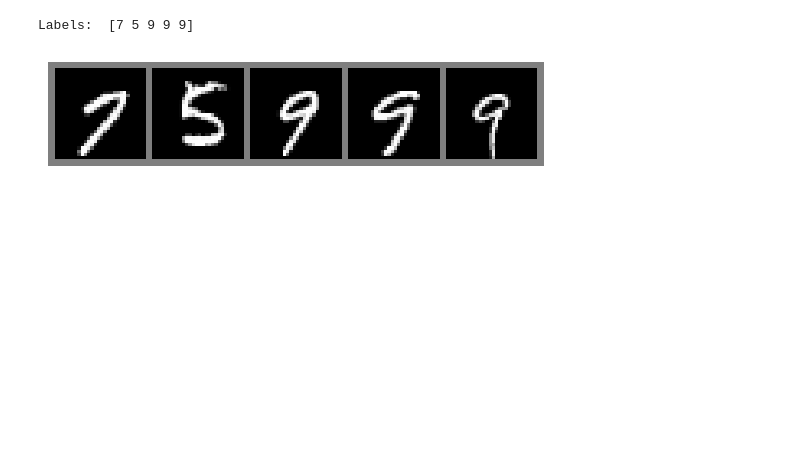
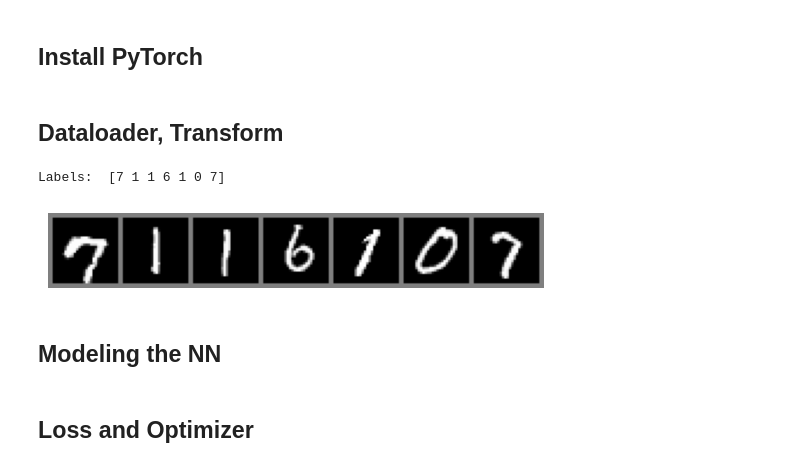
Before and after one commit to edugonb/ML_Notebooks, a Jupyter notebook: MNIST.ipynb, the cells around one changed output. Drawn from its saved outputs; the diff is of its cells as text; code cells hidden in the pictures; blank space fills up the shorter version.

```diff
--- a/MNIST.ipynb
+++ b/MNIST.ipynb
@@ -13,0 +20,2 @@ from torch.utils.data import DataLoader
+# %% [markdown]
+## Install PyTorch
@@ -14,3 +36,5 @@ from torch.utils.data import DataLoader
+# %% [markdown]
+## Dataloader, Transform
 # %%
 # Define the transform to apply to the images
 transform = transforms.Compose([
@@ -18,30 +42,31 @@ transform = transforms.Compose([
     transforms.Normalize((0.5,), (0.5,))
 ])
 # Load the MNIST dataset from the local directory
-data_dir = '/Users/eduardogonzalo/Desktop/Z_Python_codes/data'
+data_dir = 'C:/Users/eduar/ML_codes/data'
 train_dataset = datasets.MNIST(root=data_dir, train=True, transform=transform, download=False)
+train_loader = DataLoader(train_dataset, batch_size=64, shuffle=True)
 # %%
 # Define a function to display images
 def imshow(img):
     img = img / 2 + 0.5     # unnormalize
     npimg = img.numpy()    # convert to numpy array
     plt.imshow(np.transpose(npimg, (1, 2, 0)), cmap='gray')  # plot image
     plt.axis('off')        # Hide axis
     plt.show()
 
 # Function to show a few sample images from the dataset
-def show_sample_images(dataset, num_samples=5):
+def show_sample_images(dataset, num_samples=7):
     data_loader = torch.utils.data.DataLoader(dataset, batch_size=num_samples, shuffle=True)
     images, labels = next(iter(data_loader))
 
     print("Labels: ", labels.numpy())
 
     # Create a grid of images
     img_grid = torchvision.utils.make_grid(images)
     imshow(img_grid)
 
 # Show some sample images from the MNIST dataset
 show_sample_images(train_dataset)
 # %% [output]
-Labels:  [7 5 9 9 9]
+Labels:  [7 1 1 6 1 0 7]
-[figure, old version]
+[figure, new version]
@@ -47,0 +81,2 @@ Labels:  [7 5 9 9 9]
+# %% [markdown]
+## Modeling the NN
@@ -47,0 +112,2 @@ Labels:  [7 5 9 9 9]
+# %% [markdown]
+## Loss and Optimizer
```
Also changed, not shown: parts of 17 cells of this notebook.
